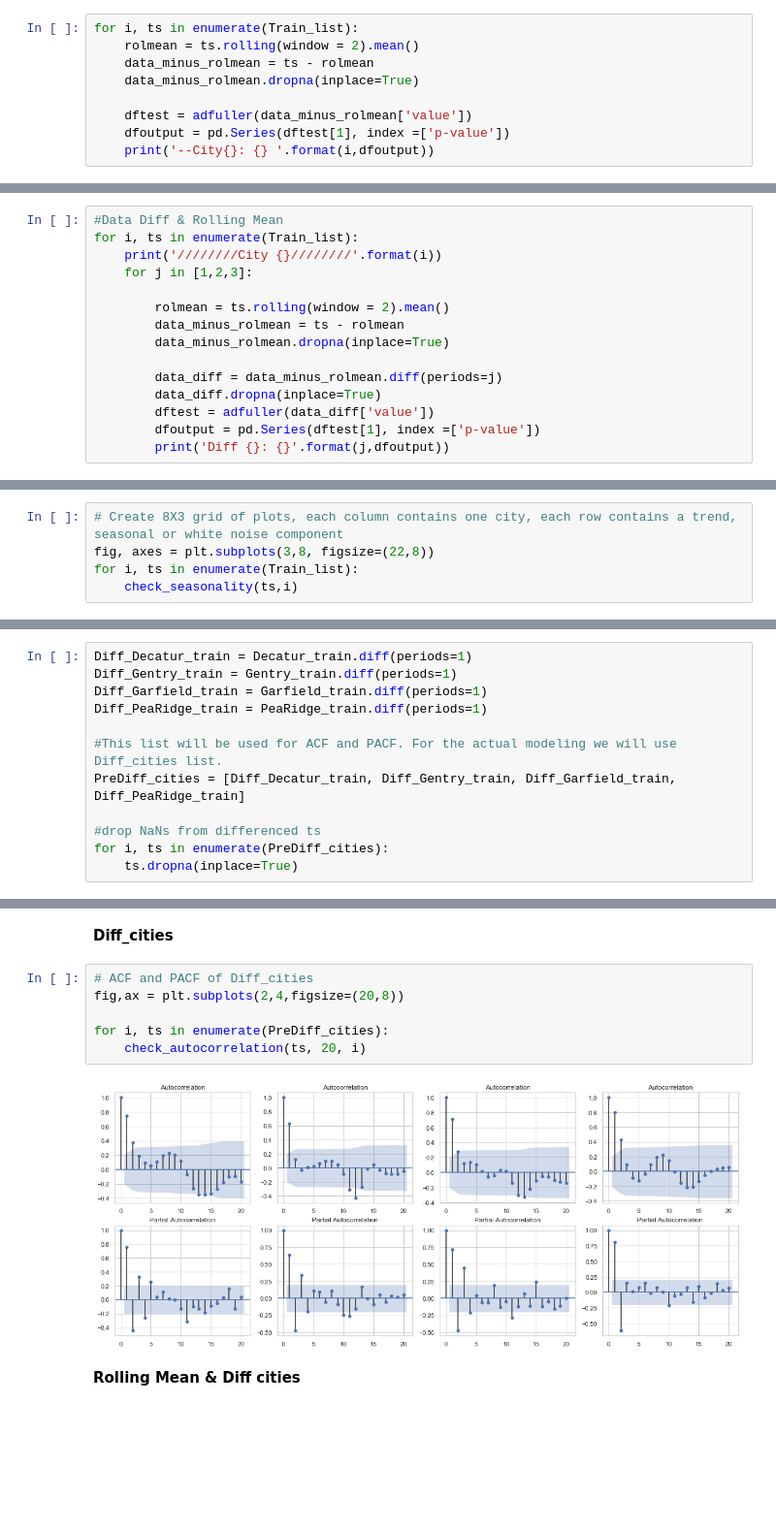
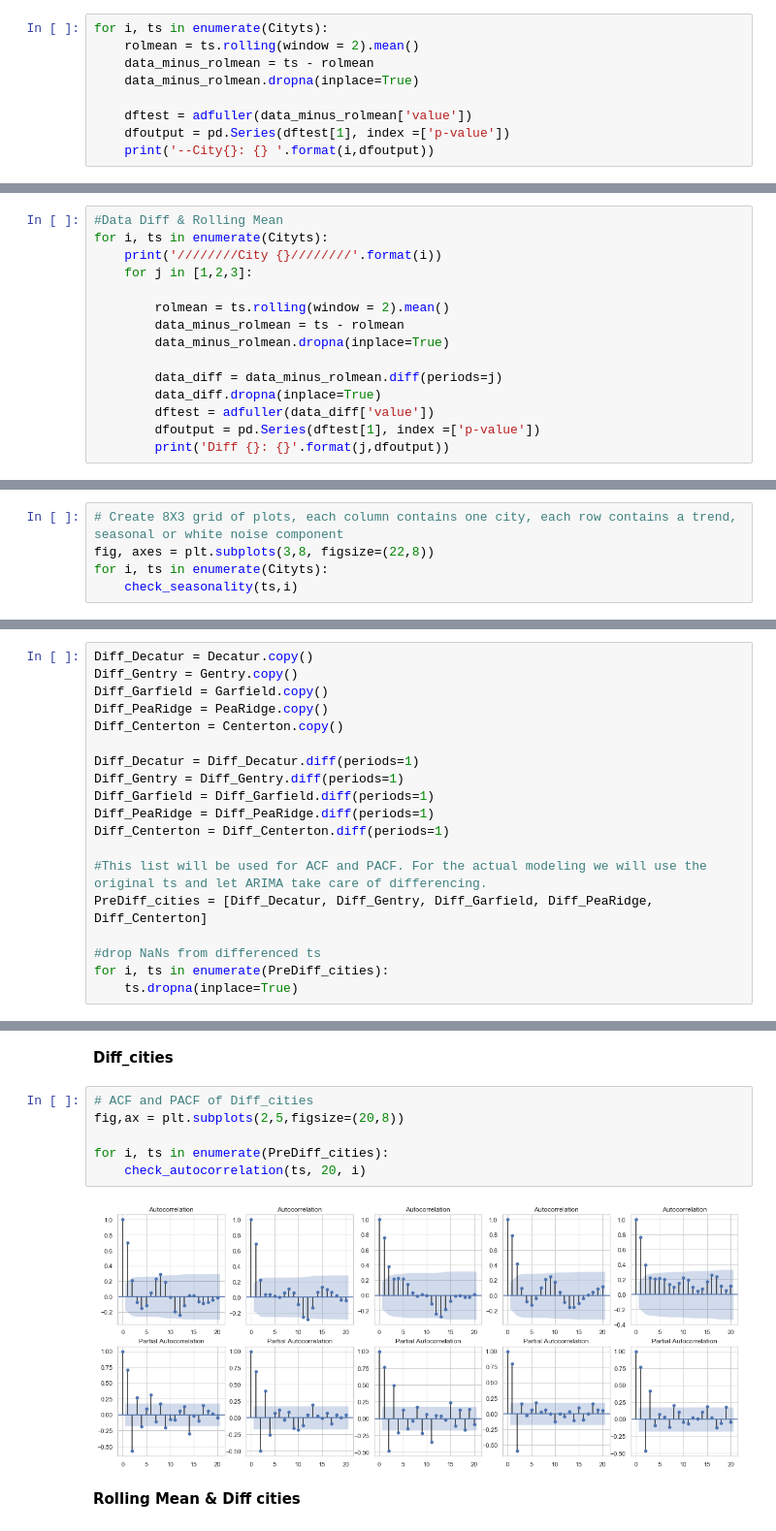
Before and after one commit to Francismorales/Time_Series_Forecasting_RealEstateNWA, a Jupyter notebook: mod_4_starter_notebook.ipynb, the cells around one changed output, grey strips where cells are left out. Shown at 97% size. Cells and saved outputs as stored; diff of their text form; blank space fills up the shorter version.

```diff
--- a/mod_4_starter_notebook.ipynb
+++ b/mod_4_starter_notebook.ipynb
@@ -550,7 +562,7 @@ dtype: float64
 # %% [markdown]
 **Rolling Mean Substraction**
 # %%
-for i, ts in enumerate(Train_list):
+for i, ts in enumerate(Cityts):
     rolmean = ts.rolling(window = 2).mean()
     data_minus_rolmean = ts - rolmean
     data_minus_rolmean.dropna(inplace=True)
@@ -579,7 +591,7 @@ dtype: float64
 **Diff & Rolling Mean**
 # %%
 #Data Diff & Rolling Mean
-for i, ts in enumerate(Train_list):
+for i, ts in enumerate(Cityts):
     print('////////City {}////////'.format(i))
     for j in [1,2,3]:
 
@@ -632,6 +644,6 @@ def check_seasonality(df, col):
 # %%
 # Create 8X3 grid of plots, each column contains one city, each row contains a trend, seasonal or white noise component
 fig, axes = plt.subplots(3,8, figsize=(22,8))
-for i, ts in enumerate(Train_list):
+for i, ts in enumerate(Cityts):
     check_seasonality(ts,i)
 # %% [output]
@@ -650,11 +664,18 @@ Diff_cities = [Decatur_train, Gentry_train, Garfield_train, PeaRidge_train]
 # %%
-Diff_Decatur_train = Decatur_train.diff(periods=1)
-Diff_Gentry_train = Gentry_train.diff(periods=1)
-Diff_Garfield_train = Garfield_train.diff(periods=1)
-Diff_PeaRidge_train = PeaRidge_train.diff(periods=1)
+Diff_Decatur = Decatur.copy()
+Diff_Gentry = Gentry.copy()
+Diff_Garfield = Garfield.copy()
+Diff_PeaRidge = PeaRidge.copy()
+Diff_Centerton = Centerton.copy()
 
-#This list will be used for ACF and PACF. For the actual modeling we will use Diff_cities list.
-PreDiff_cities = [Diff_Decatur_train, Diff_Gentry_train, Diff_Garfield_train, Diff_PeaRidge_train]
+Diff_Decatur = Diff_Decatur.diff(periods=1)
+Diff_Gentry = Diff_Gentry.diff(periods=1)
+Diff_Garfield = Diff_Garfield.diff(periods=1)
+Diff_PeaRidge = Diff_PeaRidge.diff(periods=1)
+Diff_Centerton = Diff_Centerton.diff(periods=1)
+
+#This list will be used for ACF and PACF. For the actual modeling we will use the original ts and let ARIMA take care of differencing.
+PreDiff_cities = [Diff_Decatur, Diff_Gentry, Diff_Garfield, Diff_PeaRidge, Diff_Centerton]
 
 #drop NaNs from differenced ts
 for i, ts in enumerate(PreDiff_cities):
@@ -694,12 +722,12 @@ def check_autocorrelation(df, lags, col):
 **Diff_cities**
 # %%
 # ACF and PACF of Diff_cities
-fig,ax = plt.subplots(2,4,figsize=(20,8))
+fig,ax = plt.subplots(2,5,figsize=(20,8))
 
 for i, ts in enumerate(PreDiff_cities):
     check_autocorrelation(ts, 20, i)
 # %% [output]
-[figure, old version]
+[figure, new version]
 # %% [markdown]
 **Rolling Mean & Diff cities**
 # %%
```
Also changed, not shown: parts of 46 cells of this notebook.
